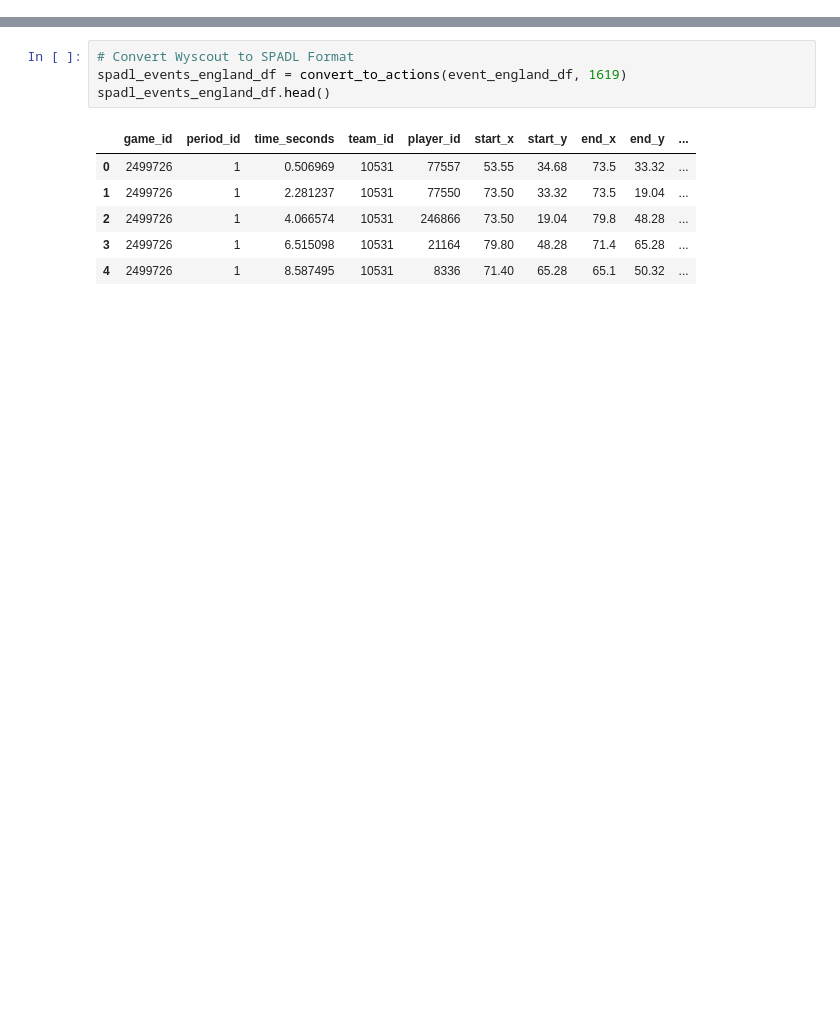
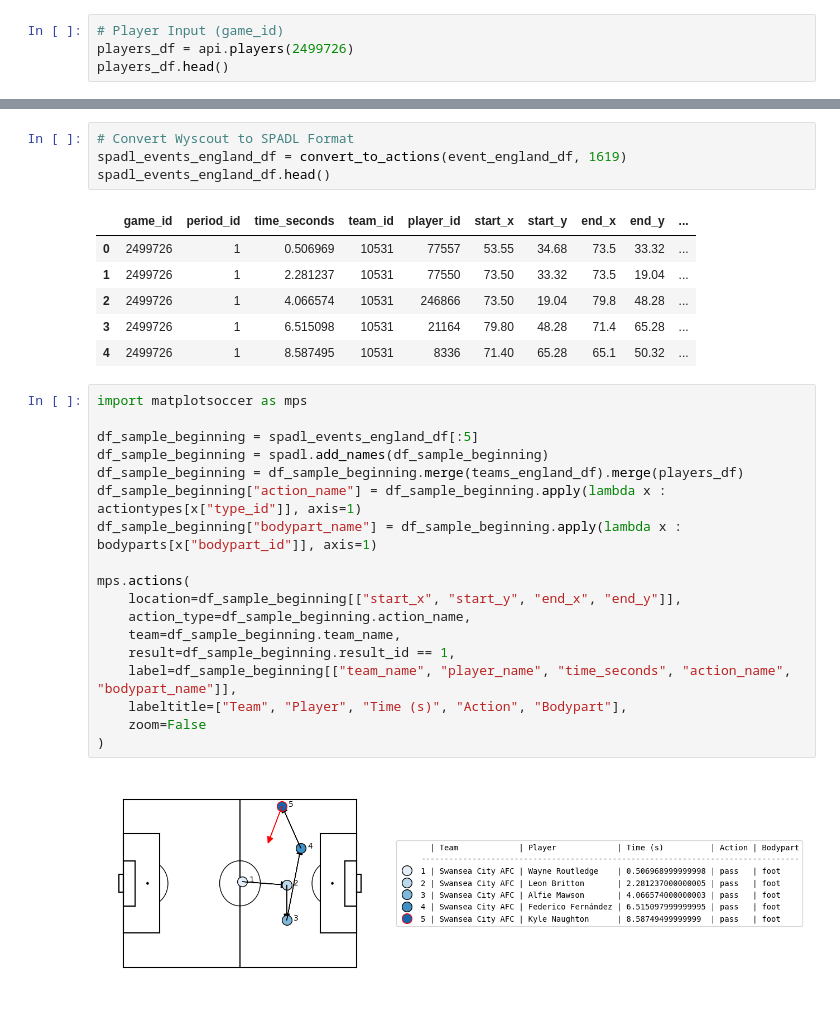
Before and after one commit to Steve23522016/vaep-base-code, a Jupyter notebook: notebooks/tutorial5_trial_socceraction.ipynb, the cells around one changed output, grey strips where cells are left out. Saved outputs shown, nothing was run; the diff lists cells and outputs as text; blank space fills up the shorter version.

```diff
--- a/notebooks/tutorial5_trial_socceraction.ipynb
+++ b/notebooks/tutorial5_trial_socceraction.ipynb
@@ -33,3 +35,7 @@ teams_england_df.head()
 |  | team_id | team_name_short | team_name |
 | 0 | 10531 | Swansea City | Swansea City AFC |
 | 1 | 1619 | Southampton | Southampton FC |
+# %%
+# Player Input (game_id)
+players_df = api.players(2499726)
+players_df.head()
@@ -57,3 +68,23 @@ spadl_events_england_df.head()
 | 2 | 2499726 | 1 | 4.066574 | 10531 | 246866 | 73.50 | 19.04 | 79.8 | 48.28 | ... |
 | 3 | 2499726 | 1 | 6.515098 | 10531 | 21164 | 79.80 | 48.28 | 71.4 | 65.28 | ... |
 | 4 | 2499726 | 1 | 8.587495 | 10531 | 8336 | 71.40 | 65.28 | 65.1 | 50.32 | ... |
+# %%
+import matplotsoccer as mps
+
+df_sample_beginning = spadl_events_england_df[:5]
+df_sample_beginning = spadl.add_names(df_sample_beginning)
+df_sample_beginning = df_sample_beginning.merge(teams_england_df).merge(players_df)
+df_sample_beginning["action_name"] = df_sample_beginning.apply(lambda x : actiontypes[x["type_id"]], axis=1)
+df_sample_beginning["bodypart_name"] = df_sample_beginning.apply(lambda x : bodyparts[x["bodypart_id"]], axis=1)
+
+mps.actions(
+    location=df_sample_beginning[["start_x", "start_y", "end_x", "end_y"]],
+    action_type=df_sample_beginning.action_name,
+    team=df_sample_beginning.team_name,
+    result=df_sample_beginning.result_id == 1,
+    label=df_sample_beginning[["team_name", "player_name", "time_seconds", "action_name", "bodypart_name"]],
+    labeltitle=["Team", "Player", "Time (s)", "Action", "Bodypart"],
+    zoom=False
+)
+# %% [output]
+[figure, added]
```
Also changed, not shown: parts of 3 cells of this notebook, 1 other file.
